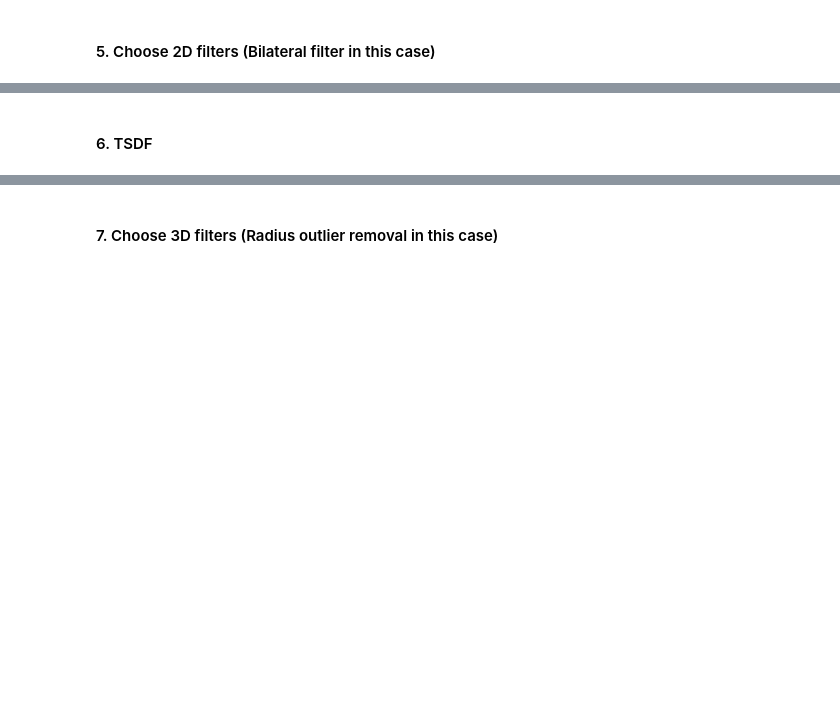
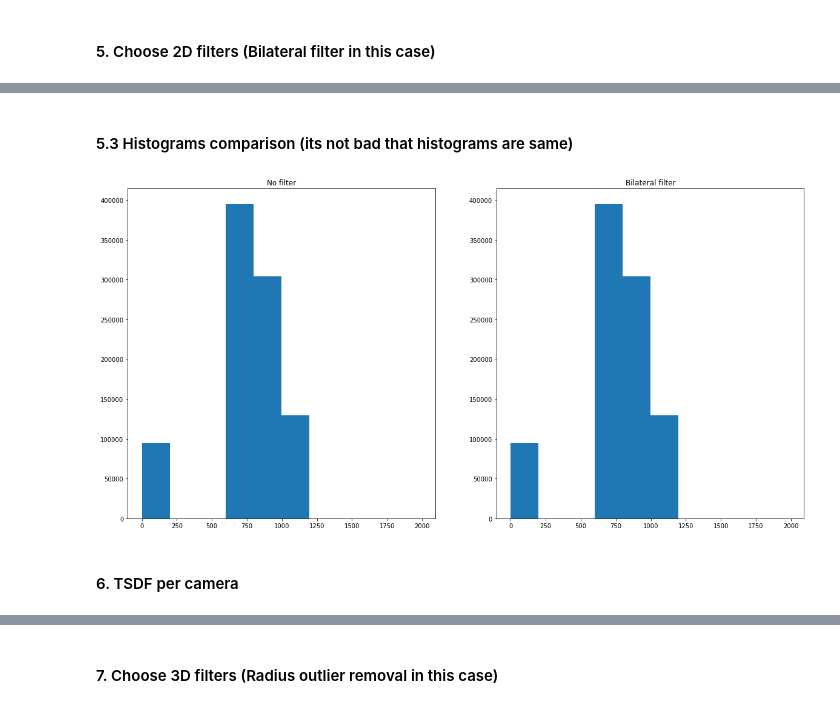
Before and after one commit to avena-robotics/vision, a Jupyter notebook: intel/Demo01_grab_filter_merge_filter.ipynb, the cells around one changed output, grey strips where cells are left out. Saved outputs shown, nothing was run; the diff lists cells and outputs as text; code cells hidden in the pictures; blank space fills up the shorter version.

```diff
--- a/intel/Demo01_grab_filter_merge_filter.ipynb
+++ b/intel/Demo01_grab_filter_merge_filter.ipynb
@@ -445,6 +292,7 @@ device = o3d.core.Device("CUDA:0")
 #### 3. Capture stream
 # %%
 data, camera_information = stream_camera("input/cam5_config.json", frames_no)
+data_for_comparison = data.copy()
 # %% [output]
 Waiting 2 seconds for camera to start...[Open3D INFO] Capture started with RealSense camera 114122250435
 
@@ -463,5 +351,17 @@ for i in range(len(data['depth'])):
+# %% [markdown]
+#### 5.3 Histograms comparison (its not bad that histograms are same)
+# %%
+fig, axs = plt.subplots(1, 2, figsize=(20, 10))
+
+axs[0].hist(np.asarray(data_for_comparison['depth'][0].to_legacy_image()).ravel())
+axs[1].hist(np.asarray(data['depth'][0].to_legacy_image()).ravel())
+axs[0].set_title("No filter")
+axs[1].set_title("Bilateral filter")
+plt.show()
+# %% [output]
+[figure, added]
 # %% [markdown]
-#### 6. TSDF
+#### 6. TSDF per camera
 # %%
 point_cloud = tsdf_filter(data["color"], data["depth"], camera_information, device)
 # %% [output]
```
Also changed, not shown: parts of 54 cells of this notebook, 10 other files.
